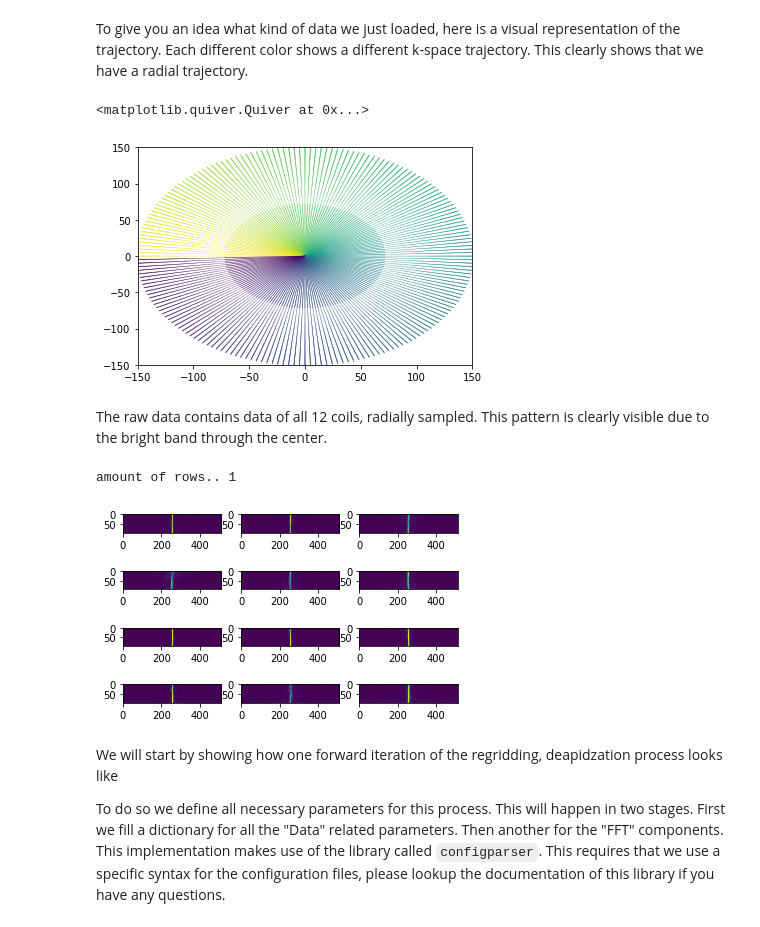
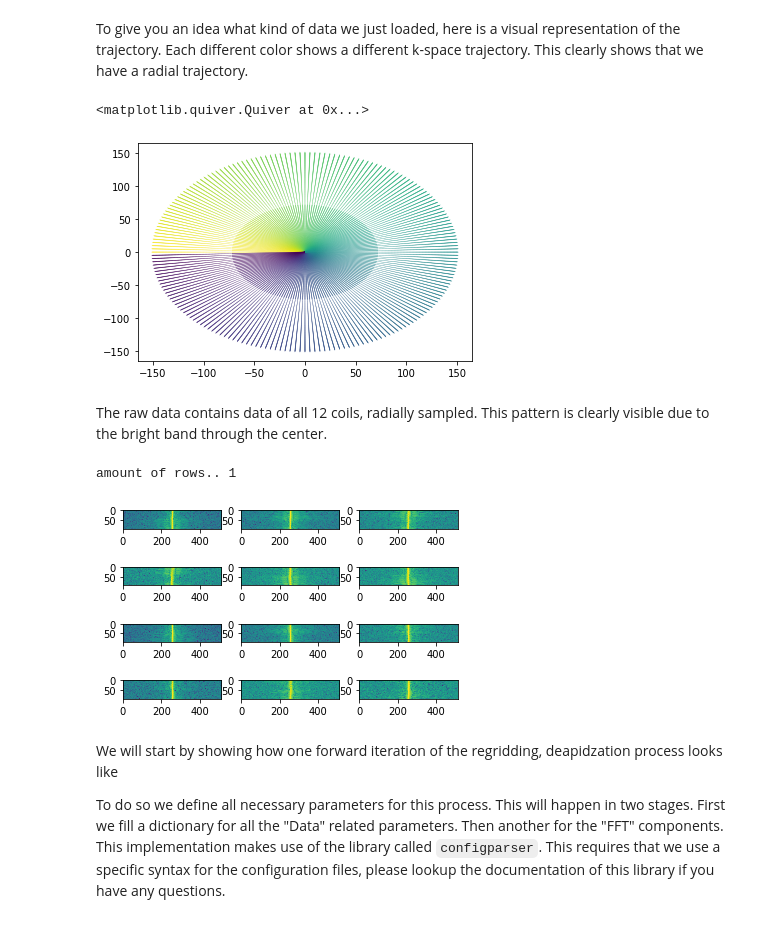
Before and after one commit to ISMRM/rrsg_challenge_01, a Jupyter notebook: python/rrsg_cgreco/step_by_step_recon.ipynb, the cells around one changed output. Drawn from its saved outputs; the diff is of its cells as text; code cells hidden in the pictures.

```diff
--- a/python/rrsg_cgreco/step_by_step_recon.ipynb
+++ b/python/rrsg_cgreco/step_by_step_recon.ipynb
@@ -97,22 +125,20 @@ Each different color shows a different k-space trajectory. This clearly shows th
 # %%
 # Quiver plot of the trajectory. We only use the x, and y component now.
 fig, ax = plt.subplots()
-ax.set_xlim(-data_par["image_dimension"]/2, data_par["image_dimension"]/2)
-ax.set_ylim((-data_par["image_dimension"]/2, data_par["image_dimension"]/2))
 U = X = trajectory[:, :, 0]
 V = Y = trajectory[:, :, 1]
 C = np.arctan2(Y, X)
 ax.quiver(X, Y, U, V, C)
 # %% [output]
 <matplotlib.quiver.Quiver at 0x...>
-[figure, old version]
+[figure, new version]
 # %% [markdown]
 The raw data contains data of all 12 coils, radially sampled. This pattern is clearly visible due to the bright band through the center.
 # %%
-plot_sequence(rawdata[np.newaxis], augm='np.abs');
+plot_sequence(np.abs(rawdata[np.newaxis])+1e-32, augm='np.log');
 # %% [output]
 amount of rows.. 1
-[figure, old version]
+[figure, new version]
 # %% [markdown]
 We will start by showing how one forward iteration of the regridding, deapidzation process looks like
 
```
Also changed, not shown: parts of 3 cells of this notebook.
